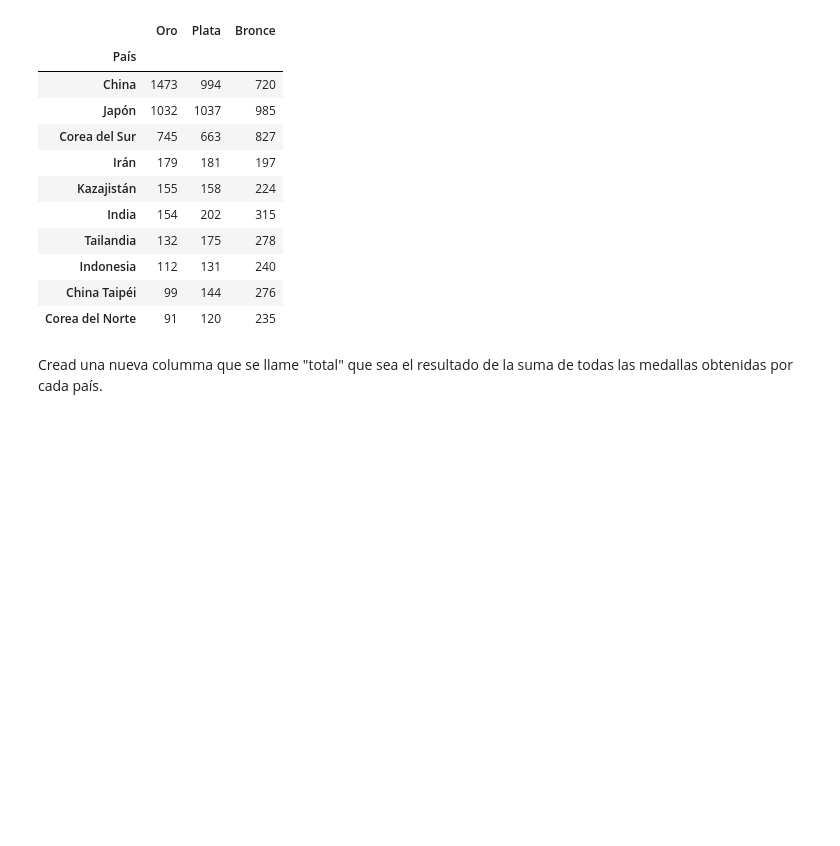
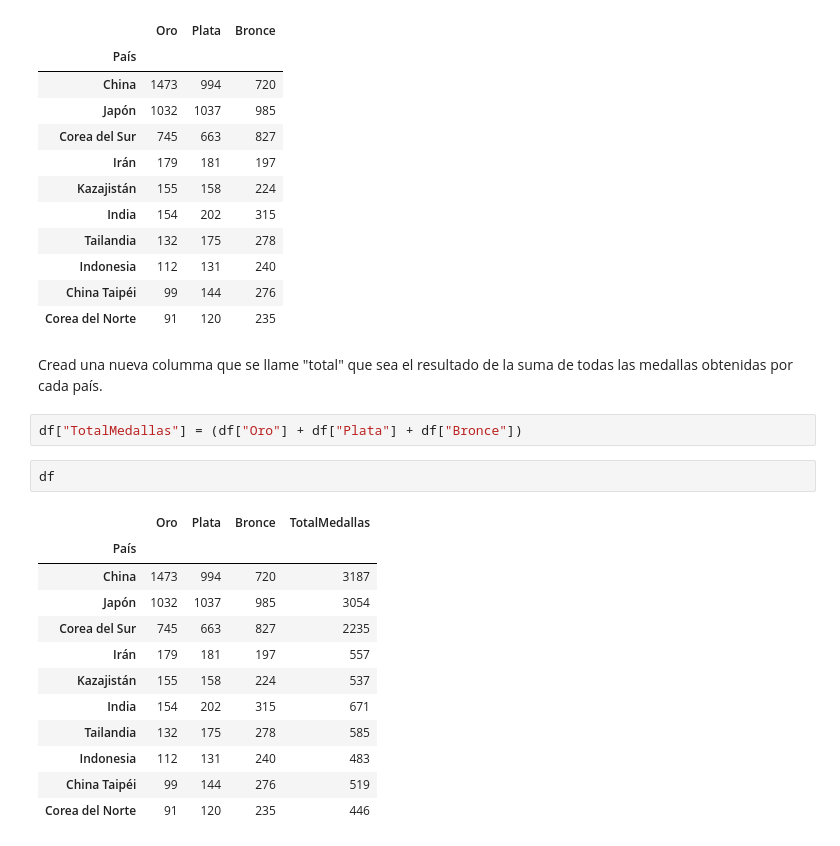
Before and after one commit to Adalab/DA-PromoC_Modulo2_Sprint1_Silvia-Noemi, a Jupyter notebook: Pandas/pp-pandas-leccion1-pandasI.ipynb, the cells around one changed output. Cells and saved outputs as stored; diff of their text form; blank space fills up the shorter version.

```diff
--- a/Pandas/pp-pandas-leccion1-pandasI.ipynb
+++ b/Pandas/pp-pandas-leccion1-pandasI.ipynb
@@ -293,3 +295,20 @@ df
 | Corea del Norte | 91 | 120 | 235 |
 # %% [markdown]
 Cread una nueva columma que se llame "total" que sea el resultado de la suma de todas las medallas obtenidas por cada país.
+# %%
+df["TotalMedallas"] = (df["Oro"] + df["Plata"] + df["Bronce"])
+# %%
+df
+# %% [output]
+|  | Oro | Plata | Bronce | TotalMedallas |
+| País |  |  |  |  |
+| China | 1473 | 994 | 720 | 3187 |
+| Japón | 1032 | 1037 | 985 | 3054 |
+| Corea del Sur | 745 | 663 | 827 | 2235 |
+| Irán | 179 | 181 | 197 | 557 |
+| Kazajistán | 155 | 158 | 224 | 537 |
+| India | 154 | 202 | 315 | 671 |
+| Tailandia | 132 | 175 | 278 | 585 |
+| Indonesia | 112 | 131 | 240 | 483 |
+| China Taipéi | 99 | 144 | 276 | 519 |
+| Corea del Norte | 91 | 120 | 235 | 446 |
```
Also changed, not shown: parts of 12 cells of this notebook.
